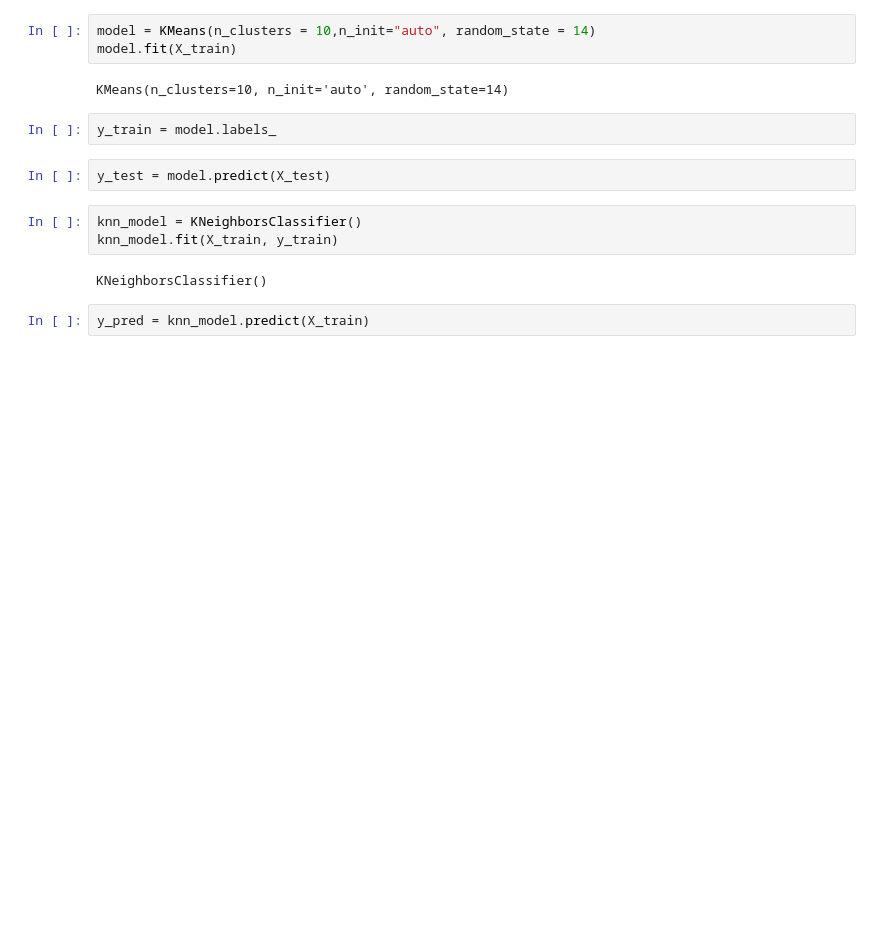
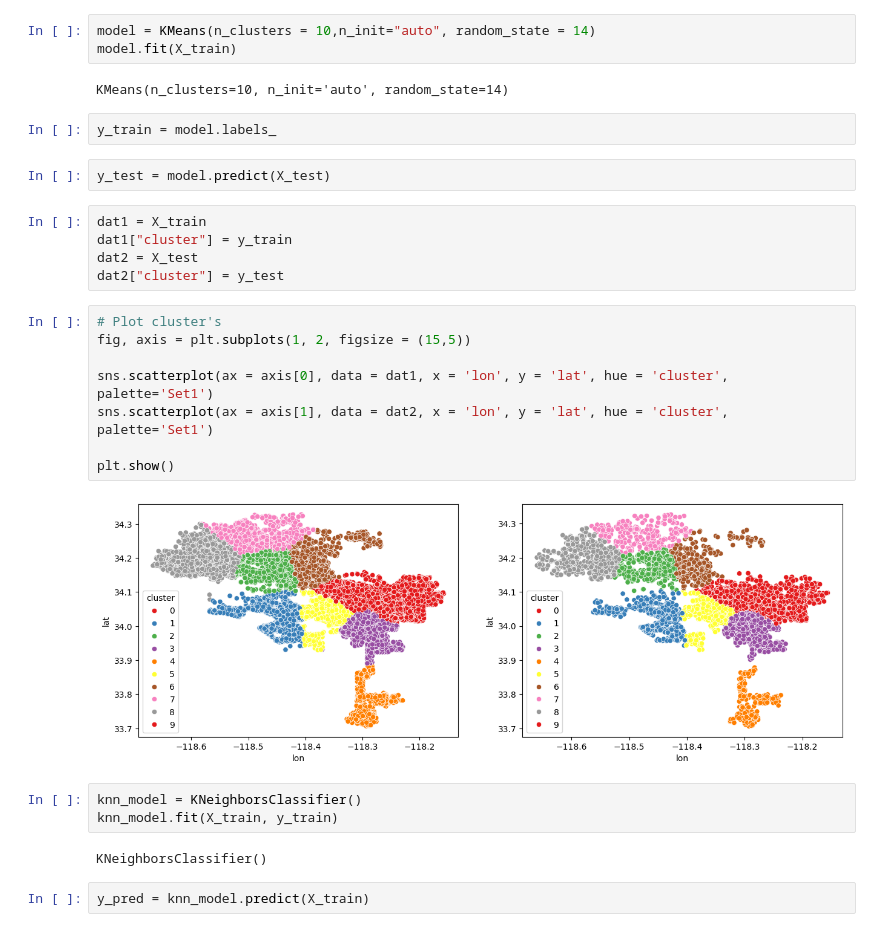
Before and after one commit to orj93/final_proyect_crime, a Jupyter notebook: src/05.1 burglary_model.ipynb, the cells around one changed output. Saved outputs shown, nothing was run; the diff lists cells and outputs as text; blank space fills up the shorter version.

```diff
--- a/src/05.1 burglary_model.ipynb
+++ b/src/05.1 burglary_model.ipynb
@@ -54,6 +54,21 @@ KMeans(n_clusters=10, n_init='auto', random_state=14)
 y_train = model.labels_
 # %%
 y_test = model.predict(X_test)
+# %%
+dat1 = X_train
+dat1["cluster"] = y_train
+dat2 = X_test
+dat2["cluster"] = y_test
+# %%
+# Plot cluster's
+fig, axis = plt.subplots(1, 2, figsize = (15,5))
+
+sns.scatterplot(ax = axis[0], data = dat1, x = 'lon', y = 'lat', hue = 'cluster', palette='Set1')
+sns.scatterplot(ax = axis[1], data = dat2, x = 'lon', y = 'lat', hue = 'cluster', palette='Set1')
+
+plt.show()
+# %% [output]
+[figure, added]
 # %%
 knn_model = KNeighborsClassifier()
 knn_model.fit(X_train, y_train)
```
Also changed, not shown: parts of 8 cells of this notebook, 11 other files.
